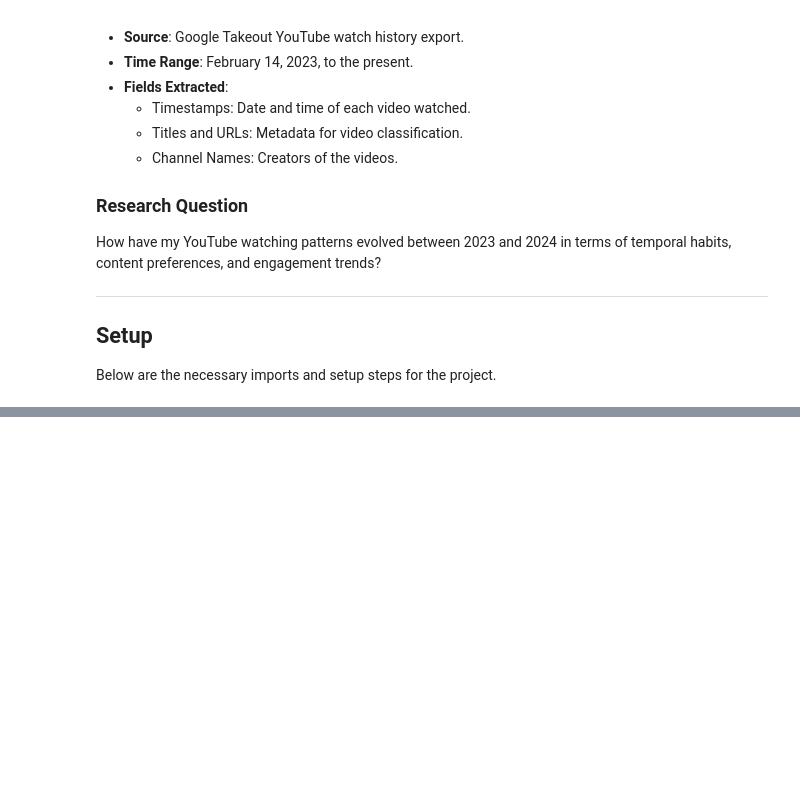
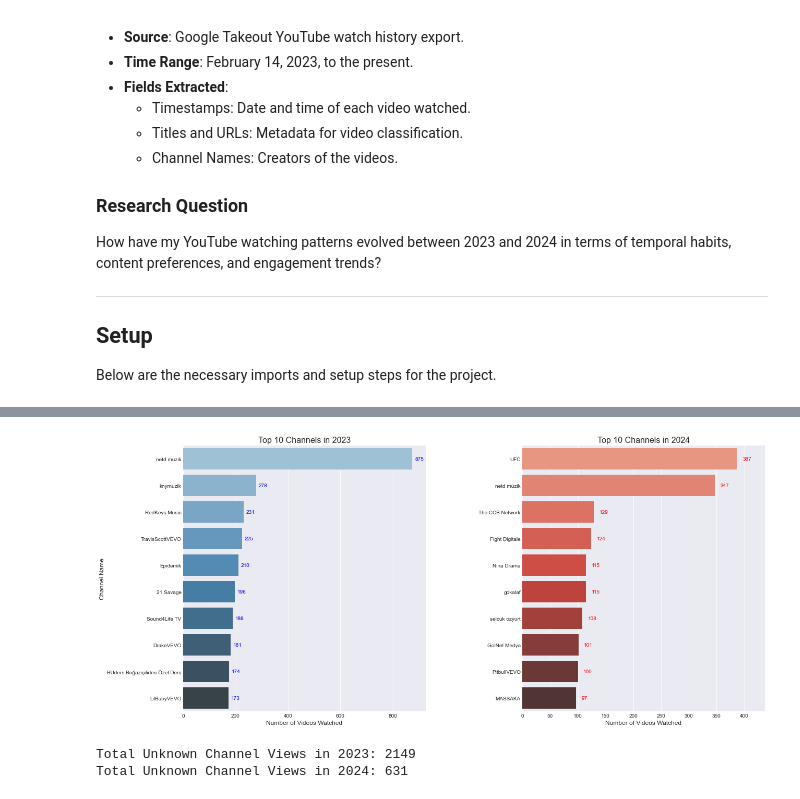
Before and after one commit to utkusama0/CS210-Project, a Jupyter notebook: notebook/youtube_analysis.ipynb, the cells around one changed output, grey strips where cells are left out. Saved outputs shown, nothing was run; the diff lists cells and outputs as text; code cells hidden in the pictures; blank space fills up the shorter version.

```diff
--- a/notebook/youtube_analysis.ipynb
+++ b/notebook/youtube_analysis.ipynb
@@ -118,0 +321,65 @@ KeyboardInterrupt:
+# %%
+import matplotlib.pyplot as plt
+import seaborn as sns
+
+# Separate "Unknown Channel" counts
+unknown_2023 = youtube_df[(youtube_df["Year"] == 2023) & (youtube_df["Channel Name"] == "Unknown Channel")]["Title"].count()
+unknown_2024 = youtube_df[(youtube_df["Year"] == 2024) & (youtube_df["Channel Name"] == "Unknown Channel")]["Title"].count()
+
+# Get top 10 channels excluding "Unknown Channel"
+top_channels_2023 = (
+    youtube_df[(youtube_df["Year"] == 2023) & (youtube_df["Channel Name"] != "Unknown Channel")]
+    .groupby("Channel Name")["Title"]
+    .count()
+    .sort_values(ascending=False)
+    .head(10)
+)
+
+top_channels_2024 = (
+    youtube_df[(youtube_df["Year"] == 2024) & (youtube_df["Channel Name"] != "Unknown Channel")]
+    .groupby("Channel Name")["Title"]
+    .count()
+    .sort_values(ascending=False)
+    .head(10)
+)
+
+# Plot Top Channels
+fig, axes = plt.subplots(1, 2, figsize=(18, 8))
+
+# 2023 Top Channels
+sns.barplot(x=top_channels_2023.values, y=top_channels_2023.index, ax=axes[0], palette="Blues_d")
+axes[0].set_title("Top 10 Channels in 2023", fontsize=16)
+axes[0].set_xlabel("Number of Videos Watched", fontsize=12)
+axes[0].set_ylabel("Channel Name", fontsize=12)
+axes[0].set_xlim(0, top_channels_2023.max() + 50)  # Add some padding to x-axis
+
+# Annotate 2023 bars with counts
+for i, value in enumerate(top_channels_2023.values):
+    axes[0].text(value + 10, i, f"{value}", va="center", fontsize=10, color="blue")
+
+# 2024 Top Channels
+sns.barplot(x=top_channels_2024.values, y=top_channels_2024.index, ax=axes[1], palette="Reds_d")
+axes[1].set_title("Top 10 Channels in 2024", fontsize=16)
+axes[1].set_xlabel("Number of Videos Watched", fontsize=12)
+axes[1].set_ylabel("")
+axes[1].set_xlim(0, top_channels_2024.max() + 50)  # Add some padding to x-axis
+
+# Annotate 2024 bars with counts
+for i, value in enumerate(top_channels_2024.values):
+    axes[1].text(value + 10, i, f"{value}", va="center", fontsize=10, color="red")
+
+# Adjust layout and spacing
+plt.tight_layout()
+plt.subplots_adjust(wspace=0.4)  # Increase space between subplots
+
+# Save and show the plot
+plt.savefig(os.path.join(VISUAL_DIR, "top_channels_fixed.png"))
+plt.show()
+
+# Summary text for report
+print(f"Total Unknown Channel Views in 2023: {unknown_2023}")
+print(f"Total Unknown Channel Views in 2024: {unknown_2024}")
+# %% [output]
+[figure, added]
+Total Unknown Channel Views in 2023: 2149
+Total Unknown Channel Views in 2024: 631
```
Also changed, not shown: parts of 11 cells of this notebook, 34 other files.
